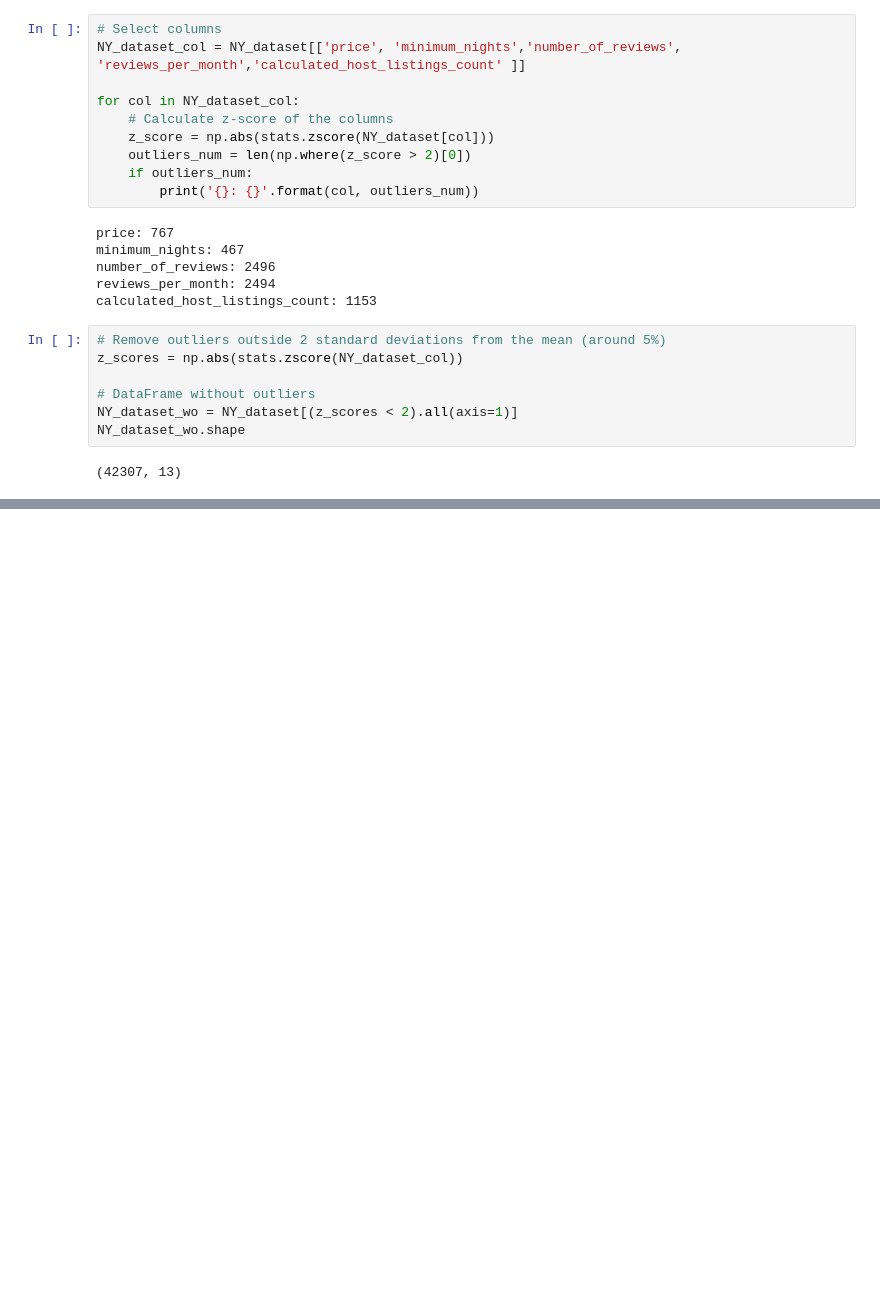
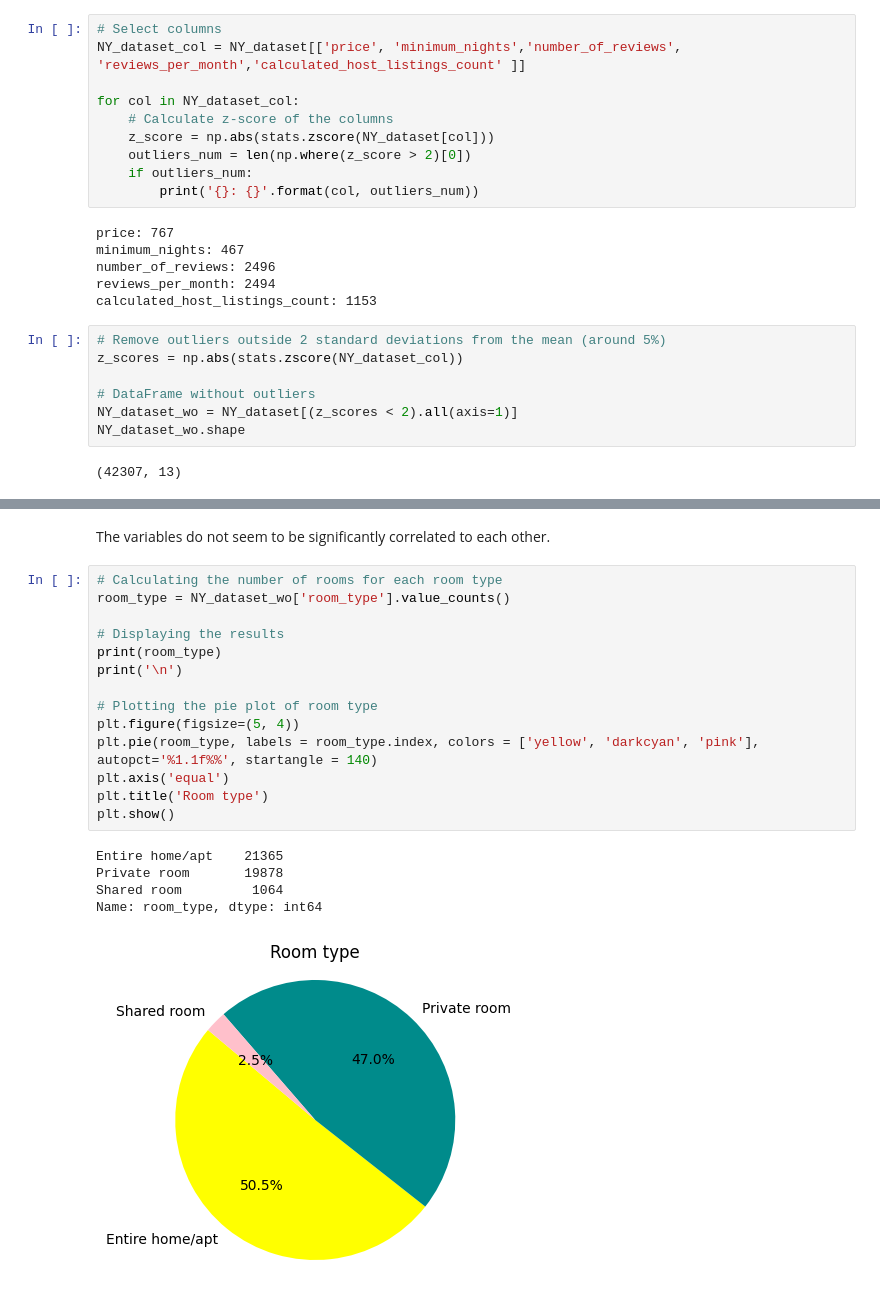
Before and after one commit to AlessandroSignoretto/Programming_project, a Jupyter notebook: Programming_project_pc.ipynb, the cells around one changed output, grey strips where cells are left out. Drawn from its saved outputs; the diff is of its cells as text; blank space fills up the shorter version.

```diff
--- a/Programming_project_pc.ipynb
+++ b/Programming_project_pc.ipynb
@@ -250,0 +273,22 @@ NY_dataset_wo.describe().T
+# %% [markdown]
+The variables do not seem to be significantly correlated to each other.
+# %%
+# Calculating the number of rooms for each room type
+room_type = NY_dataset_wo['room_type'].value_counts()
+
+# Displaying the results
+print(room_type)
+print('\n')
+
+# Plotting the pie plot of room type
+plt.figure(figsize=(5, 4))
+plt.pie(room_type, labels = room_type.index, colors = ['yellow', 'darkcyan', 'pink'], autopct='%1.1f%%', startangle = 140)
+plt.axis('equal')
+plt.title('Room type')
+plt.show()
+# %% [output]
+Entire home/apt    21365
+Private room       19878
+Shared room         1064
+Name: room_type, dtype: int64
+[figure, added]
```
Also changed, not shown: parts of 12 cells of this notebook.
